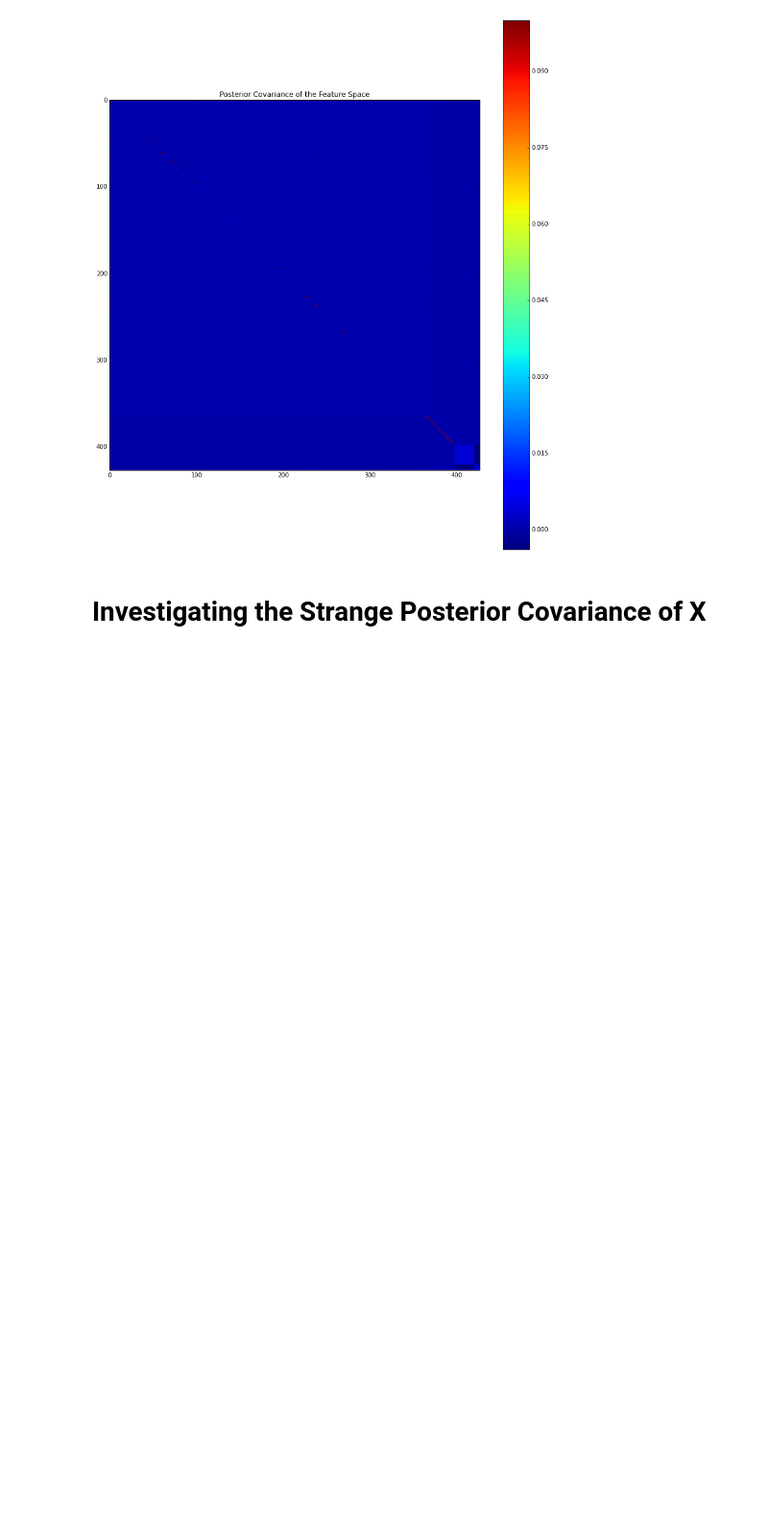
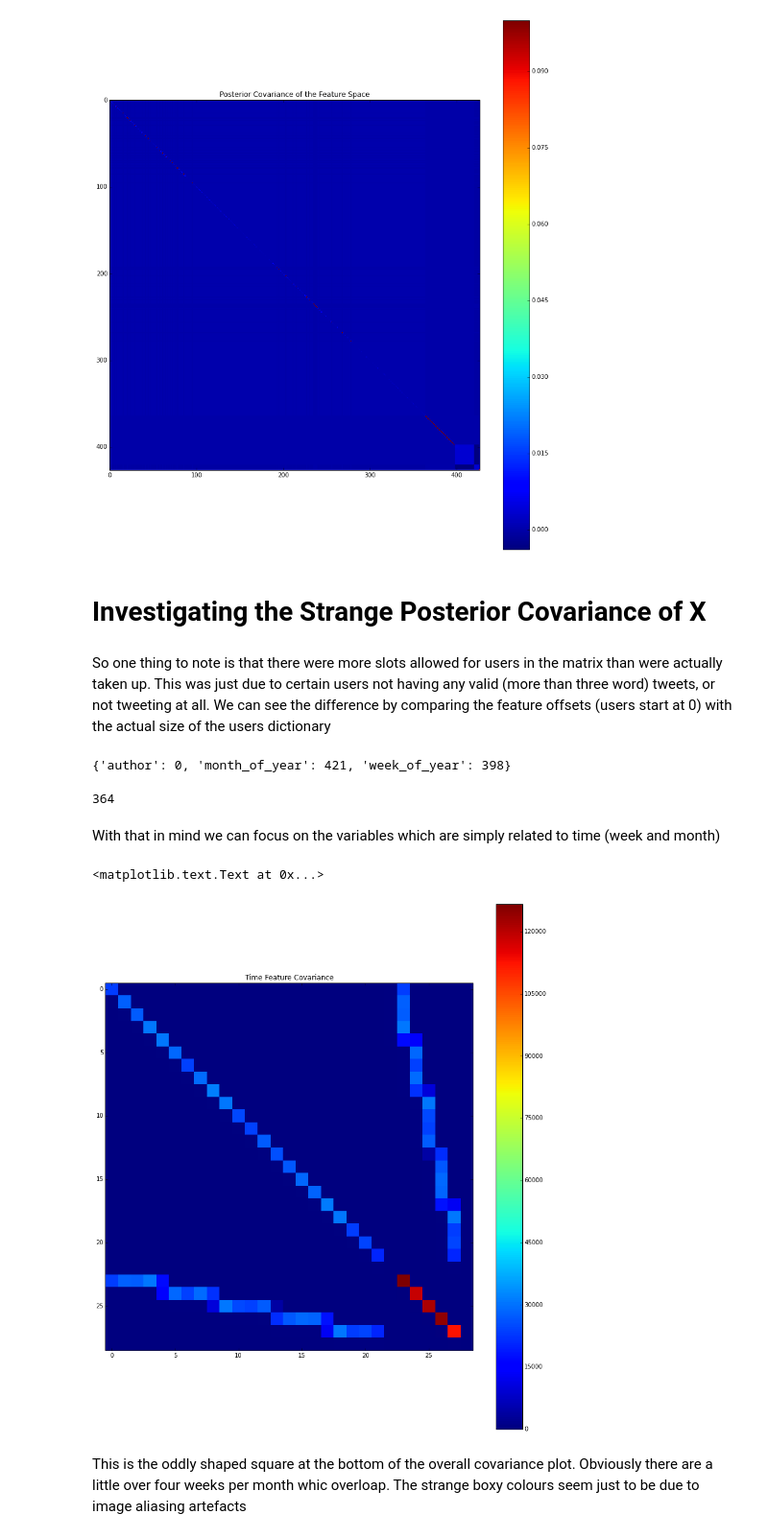
Before and after one commit to budgefeeney/sidetopics, a Jupyter notebook: src/notebooks/DatasetTests.ipynb, the cells around one changed output. Shown at 96% size. Saved outputs shown, nothing was run; the diff lists cells and outputs as text; code cells hidden in the pictures; blank space fills up the shorter version.

```diff
--- a/src/notebooks/DatasetTests.ipynb
+++ b/src/notebooks/DatasetTests.ipynb
@@ -1110,0 +1113,26 @@ Xf = X.astype(np.float32)
+# %% [markdown]
+So one thing to note is that there were more slots allowed for users in the matrix than were actually taken up. This was just due to certain users not having any valid (more than three word) tweets, or not tweeting at all. We can see the difference by comparing the feature offsets (users start at 0) with the actual size of the users dictionary
+# %%
+feats
+# %% [output]
+{'author': 0, 'month_of_year': 421, 'week_of_year': 398}
+# %%
+len(users)
+# %% [output]
+364
+# %% [markdown]
+With that in mind we can focus on the variables which are simply related to time (week and month)
+# %%
+X_time = X[:,398:X.shape[1]].astype(np.float32).todense()
+# %%
+fig, ax = plt.subplots(figsize=(14,16))
+
+im = plt.imshow(X_time.T.dot(X_time), interpolation="none")
+
+cb = fig.colorbar(im, ax=ax)
+ax.set_title("Time Feature Covariance")
+# %% [output]
+<matplotlib.text.Text at 0x...>
+[figure, added]
+# %% [markdown]
+This is the oddly shaped square at the bottom of the overall covariance plot. Obviously there are a little over four weeks per month whic overloap. The strange boxy colours seem just to be due to image aliasing artefacts
```
Also changed, not shown: parts of 1 cell of this notebook, 1 other file.
